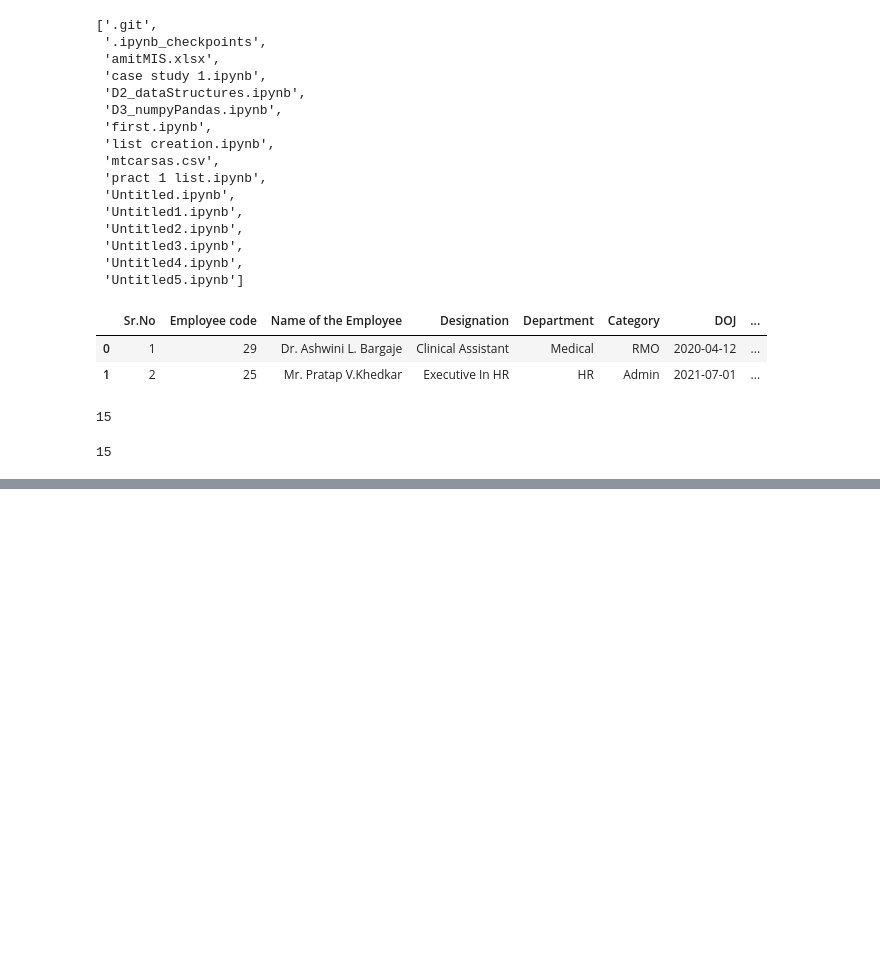
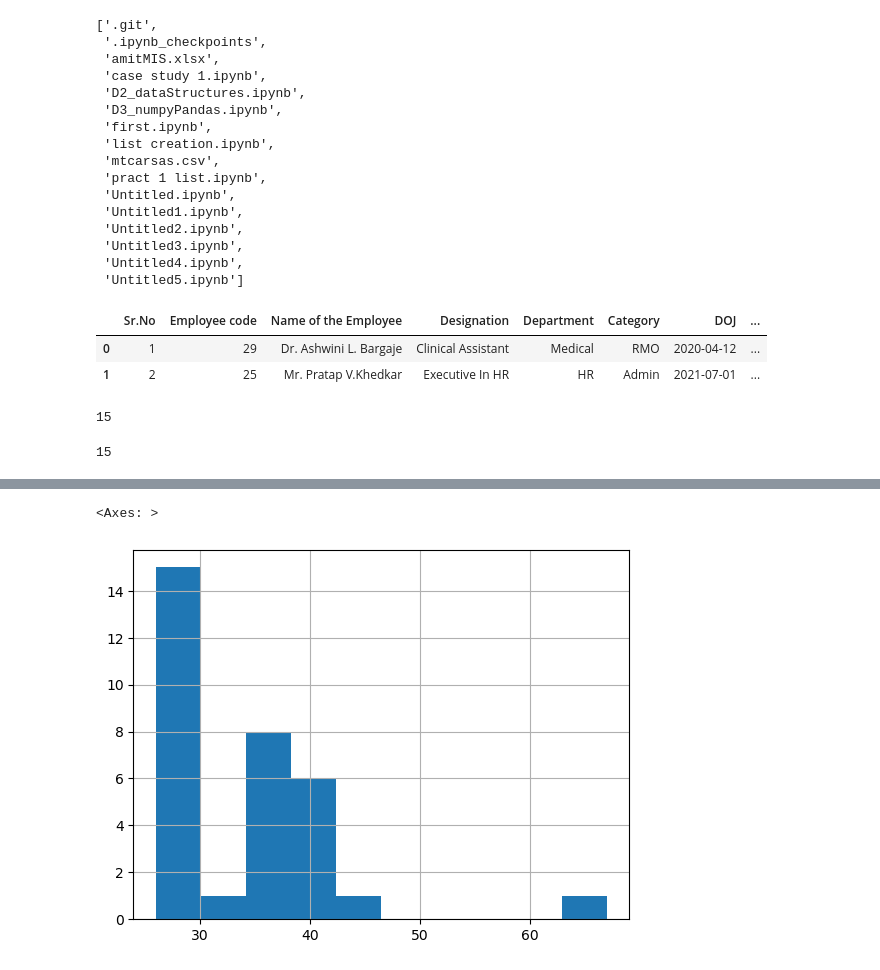
Before and after one commit to MandakiniHR/pyanalytics, a Jupyter notebook: case study 1.ipynb, the cells around one changed output, grey strips where cells are left out. Saved outputs shown, nothing was run; the diff lists cells and outputs as text; code cells hidden in the pictures; blank space fills up the shorter version.

```diff
--- a/case study 1.ipynb
+++ b/case study 1.ipynb
@@ -58,0 +198,6 @@ df.head()
+# %%
+#df[['empID','DOJ','DOL']]
+df["servicePd"] = (df['DOL'] - df["DOJ"]).dt.days
+# (df['date'] - dt.datetime.now()).dt.days
+df['servicePd'] = np.round(df["servicePd"]/30)
+df[['empID','DOJ','DOL','servicePd']]
@@ -58,0 +222,5 @@ df.head()
+# %%
+df.age.hist()
+# %% [output]
+<Axes: >
+[figure, added]
```
Also changed, not shown: parts of 25 cells of this notebook.
